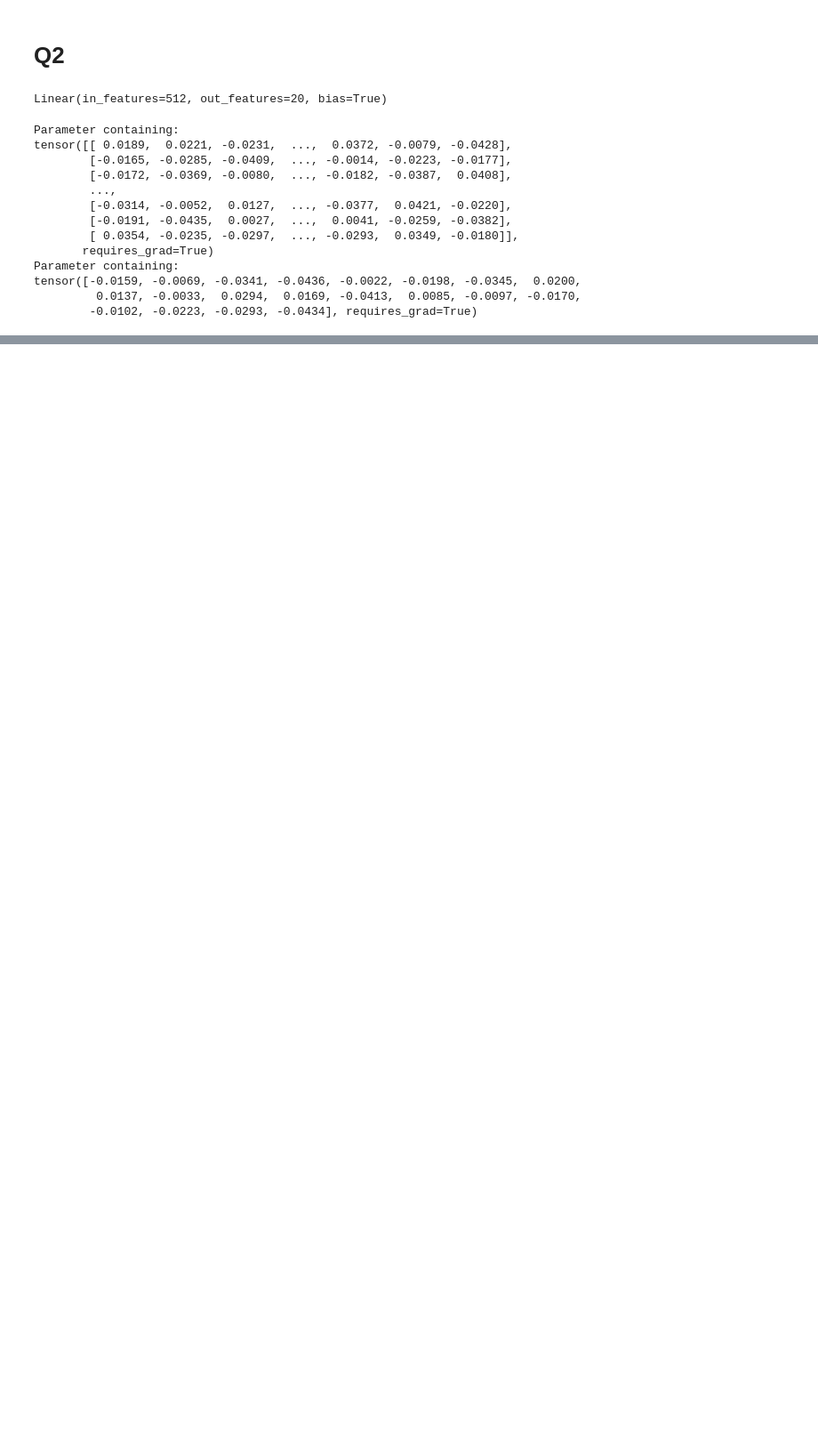
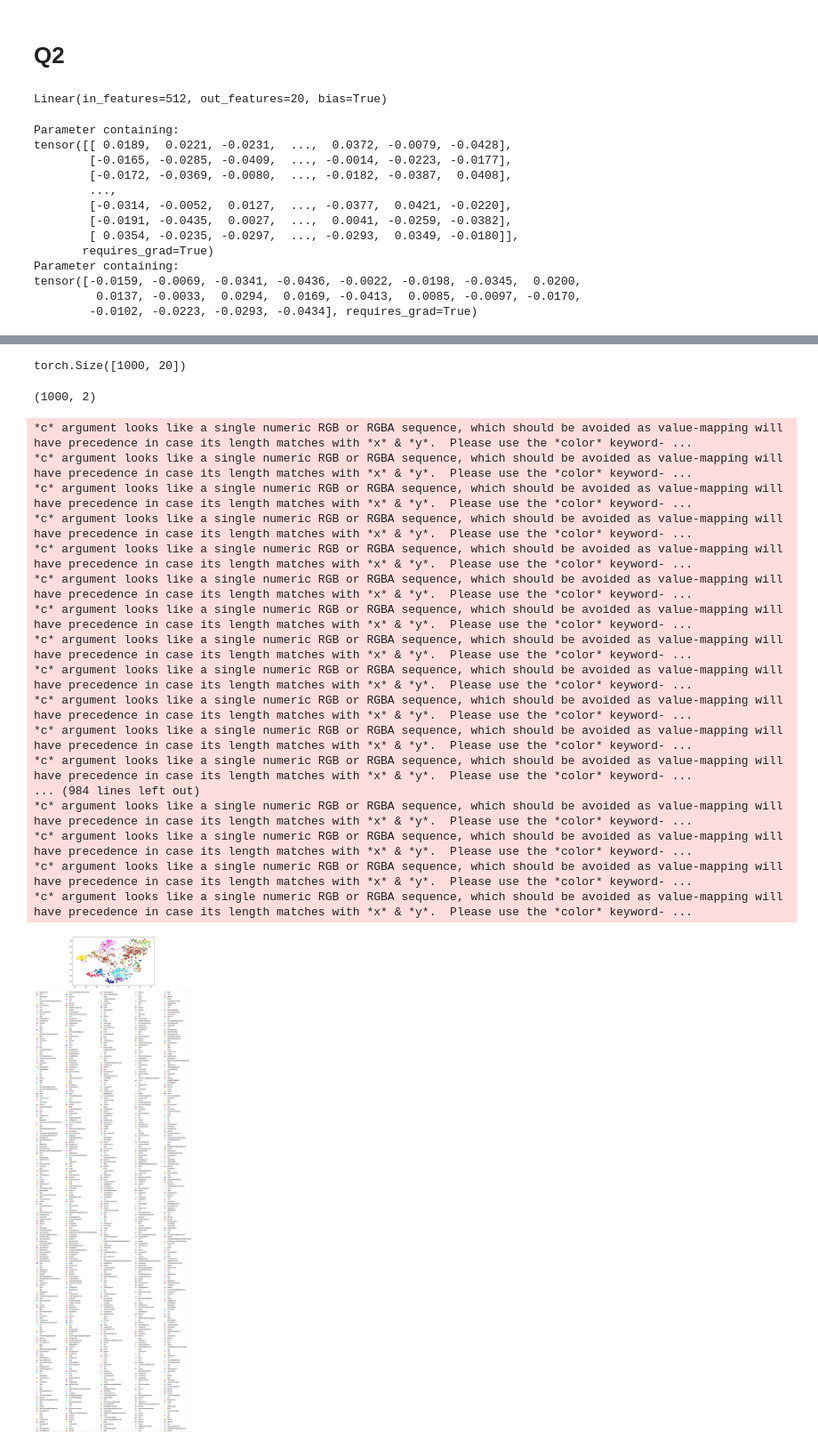
Before and after one commit to amaank123456/vlr_hw1, a Jupyter notebook: q1_q2_classification/test.ipynb, the cells around one changed output, grey strips where cells are left out. Shown at 89% size. Saved outputs shown, nothing was run; the diff lists cells and outputs as text; code cells hidden in the pictures; blank space fills up the shorter version.

```diff
--- a/q1_q2_classification/test.ipynb
+++ b/q1_q2_classification/test.ipynb
@@ -173,0 +248,5 @@ tensor([-0.0159, -0.0069, -0.0341, -0.0436, -0.0022, -0.0198, -0.0345,  0.0200,
+# %%
+output = model(data)
+print(output.shape)
+# %% [output]
+torch.Size([1000, 20])
@@ -173,0 +255,27 @@ tensor([-0.0159, -0.0069, -0.0341, -0.0436, -0.0022, -0.0198, -0.0345,  0.0200,
+# %%
+X_embedded.shape
+# %% [output]
+(1000, 2)
+# %%
+class_colors_rgb = [
+    np.array([230, 25, 75]),   # Red
+    np.array([60, 180, 75]),   # Green
+    np.array([255, 225, 25]),  # Yellow
+    np.array([0, 130, 200]),   # Blue
+    np.array([245, 130, 48]),  # Orange
+    np.array([145, 30, 180]),  # Purple
+    np.array([70, 240, 240]),  # Cyan
+    np.array([240, 50, 230]),  # Magenta
+    np.array([210, 245, 60]),  # Lime
+    np.array([250, 190, 212]), # Pink
+    np.array([0, 128, 128]),   # Teal
+    np.array([220, 190, 255]), # Lavender
+    np.array([170, 110, 40]),  # Brown
+    np.array([255, 250, 200]), # Beige
+    np.array([128, 0, 0]),     # Maroon
+    np.array([170, 255, 195]), # Mint
+    np.array([128, 128, 0]),   # Olive
+    np.array([255, 215, 180]), # Coral
+    np.array([0, 0, 128]),     # Navy
+    np.array([128, 128, 128])  # Grey
+]
@@ -173,0 +284,41 @@ tensor([-0.0159, -0.0069, -0.0341, -0.0436, -0.0022, -0.0198, -0.0345,  0.0200,
+# %%
+plt.figure(figsize=(10,6))
+CLASS_NAMES = ['aeroplane', 'bicycle', 'bird', 'boat', 'bottle', 'bus', 'car',
+                   'cat', 'chair', 'cow', 'diningtable', 'dog', 'horse', 'motorbike',
+                   'person', 'pottedplant', 'sheep', 'sofa', 'train', 'tvmonitor']
+for i in range(target.shape[0]):
+    idx = [x.item() for x in list(torch.where(target[i] == 1)[0])]
+    if len(idx) > 1:
+        class_sum = np.zeros(3)
+        class_name = []
+        for j in idx:
+            class_sum += class_colors_rgb[j]
+            class_name.append(CLASS_NAMES[j])
+        class_sum /= len(idx)
+        class_name = "/".join(class_name)
+    else:
+        class_sum = class_colors_rgb[idx[0]]
+        class_name = CLASS_NAMES[idx[0]]
+
+    plt.scatter(X_embedded[i,0], X_embedded[i,1], c=tuple(class_sum/255), label=class_name)
+plt.legend(loc='upper center', bbox_to_anchor=(0.5, -0.1), ncol=5)
+plt.show()
+# %% [output]
+*c* argument looks like a single numeric RGB or RGBA sequence, which should be avoided as value-mapping will have precedence in case its length matches with *x* & *y*.  Please use the *color* keyword- ...
+*c* argument looks like a single numeric RGB or RGBA sequence, which should be avoided as value-mapping will have precedence in case its length matches with *x* & *y*.  Please use the *color* keyword- ...
+*c* argument looks like a single numeric RGB or RGBA sequence, which should be avoided as value-mapping will have precedence in case its length matches with *x* & *y*.  Please use the *color* keyword- ...
+*c* argument looks like a single numeric RGB or RGBA sequence, which should be avoided as value-mapping will have precedence in case its length matches with *x* & *y*.  Please use the *color* keyword- ...
+*c* argument looks like a single numeric RGB or RGBA sequence, which should be avoided as value-mapping will have precedence in case its length matches with *x* & *y*.  Please use the *color* keyword- ...
+*c* argument looks like a single numeric RGB or RGBA sequence, which should be avoided as value-mapping will have precedence in case its length matches with *x* & *y*.  Please use the *color* keyword- ...
+*c* argument looks like a single numeric RGB or RGBA sequence, which should be avoided as value-mapping will have precedence in case its length matches with *x* & *y*.  Please use the *color* keyword- ...
+*c* argument looks like a single numeric RGB or RGBA sequence, which should be avoided as value-mapping will have precedence in case its length matches with *x* & *y*.  Please use the *color* keyword- ...
+*c* argument looks like a single numeric RGB or RGBA sequence, which should be avoided as value-mapping will have precedence in case its length matches with *x* & *y*.  Please use the *color* keyword- ...
+*c* argument looks like a single numeric RGB or RGBA sequence, which should be avoided as value-mapping will have precedence in case its length matches with *x* & *y*.  Please use the *color* keyword- ...
+*c* argument looks like a single numeric RGB or RGBA sequence, which should be avoided as value-mapping will have precedence in case its length matches with *x* & *y*.  Please use the *color* keyword- ...
+*c* argument looks like a single numeric RGB or RGBA sequence, which should be avoided as value-mapping will have precedence in case its length matches with *x* & *y*.  Please use the *color* keyword- ...
+... (984 lines left out)
+*c* argument looks like a single numeric RGB or RGBA sequence, which should be avoided as value-mapping will have precedence in case its length matches with *x* & *y*.  Please use the *color* keyword- ...
+*c* argument looks like a single numeric RGB or RGBA sequence, which should be avoided as value-mapping will have precedence in case its length matches with *x* & *y*.  Please use the *color* keyword- ...
+*c* argument looks like a single numeric RGB or RGBA sequence, which should be avoided as value-mapping will have precedence in case its length matches with *x* & *y*.  Please use the *color* keyword- ...
+*c* argument looks like a single numeric RGB or RGBA sequence, which should be avoided as value-mapping will have precedence in case its length matches with *x* & *y*.  Please use the *color* keyword- ...
+[figure, added]
```
Also changed, not shown: parts of 13 cells of this notebook, 10 other files.
